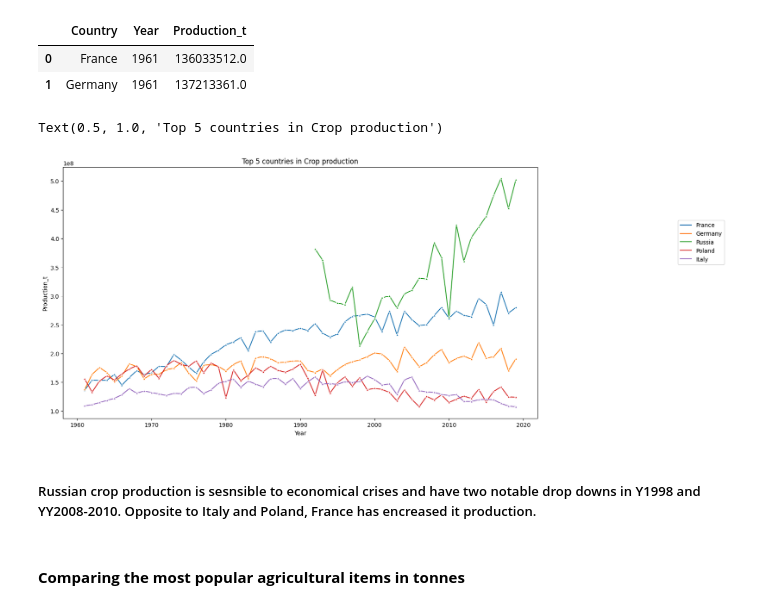
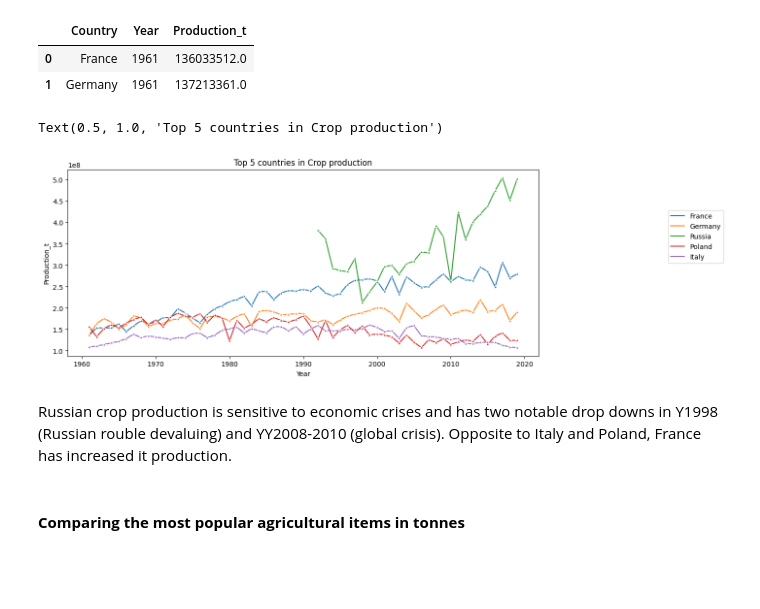
Before and after one commit to dekristi/Tech_Test, a Jupyter notebook: SGT_Project.ipynb, the cells around one changed output. Saved outputs shown, nothing was run; the diff lists cells and outputs as text; code cells hidden in the pictures; blank space fills up the shorter version.

```diff
--- a/SGT_Project.ipynb
+++ b/SGT_Project.ipynb
@@ -387,17 +391,17 @@ df_unpivot.head(2)
 # %%
 
 # Changing seaborn plot size
 plot = sns.lineplot(data = df_unpivot, x= 'Year', y= 'Production_t', hue= 'Country', marker= '*')
 plot.legend(loc='upper right', bbox_to_anchor=(1.4, 0.8))
-plt.gcf().set_size_inches(15, 8)
+plt.gcf().set_size_inches(12.5, 5)
 plt.title('Top 5 countries in Crop production')
 # plt.xlabel('Years')
 # plt.ylabel('tonnes')
 # %% [output]
 Text(0.5, 1.0, 'Top 5 countries in Crop production')
-[figure, old version]
+[figure, new version]
 # %% [markdown]
-##### Russian crop production is sesnsible to economical crises and have two notable drop downs in Y1998 and YY2008-2010. Opposite to Italy and Poland, France has encreased it production.
+Russian crop production is sensitive to economic crises and has two notable drop downs in Y1998 (Russian rouble devaluing) and YY2008-2010 (global crisis). Opposite to Italy and Poland, France has increased it production.
 # %% [markdown]
 #### **Comparing the most popular agricultural items in tonnes**
 # %%
```
Also changed, not shown: parts of 13 cells of this notebook.
